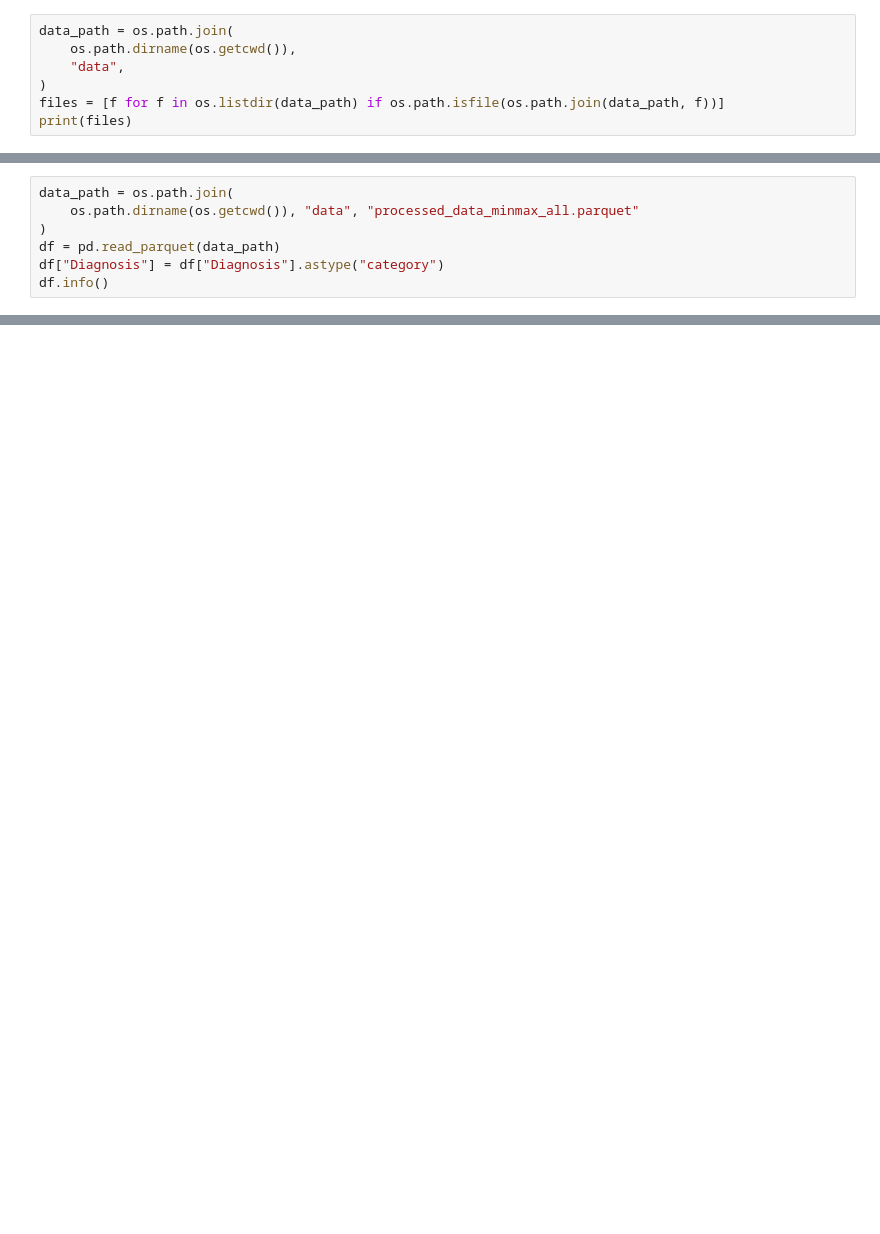
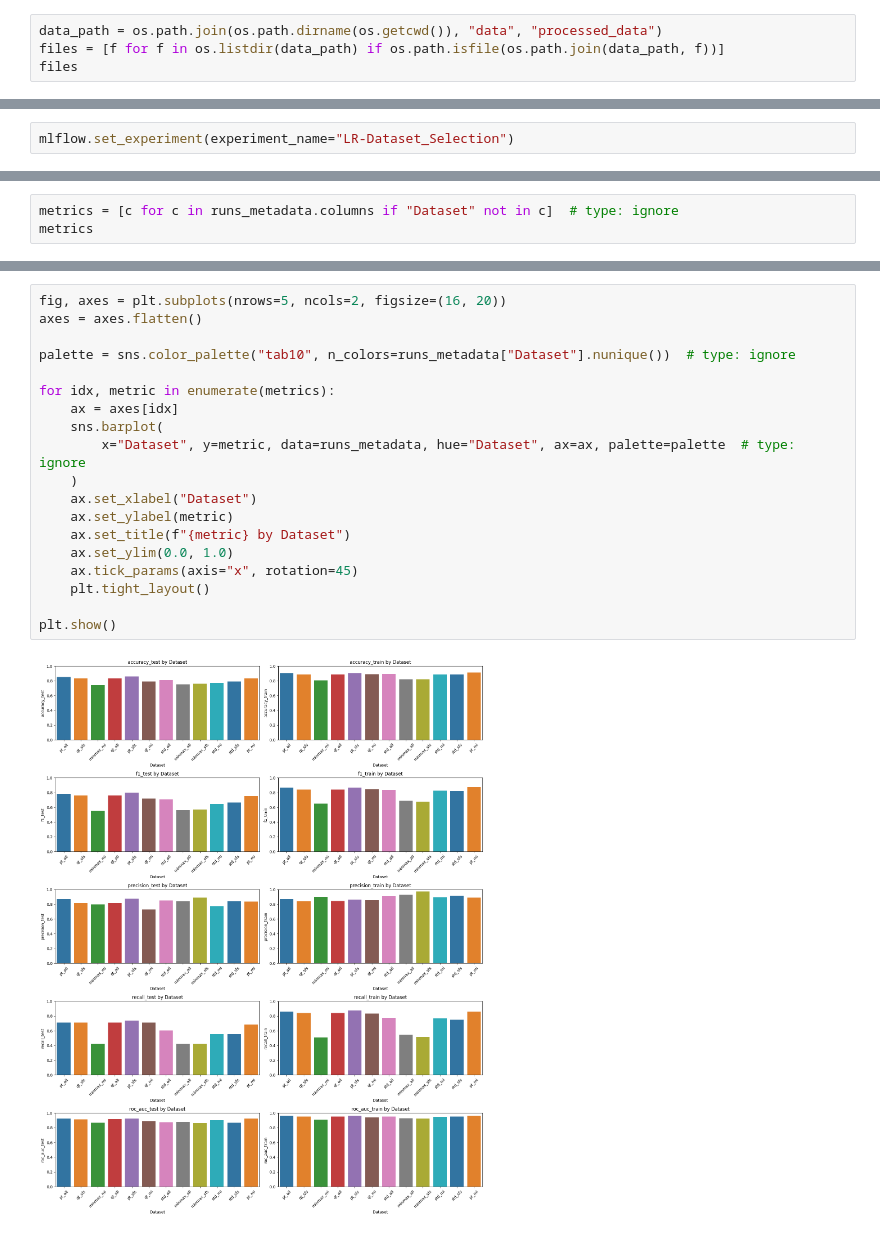
Before and after one commit to Jonas-wastaken/ml_project, a Jupyter notebook: notebooks/logistic_regression.ipynb, the cells around one changed output, grey strips where cells are left out. Drawn from its saved outputs; the diff is of its cells as text; blank space fills up the shorter version.

Commit message:
dataset selection lr

```diff
--- a/notebooks/logistic_regression.ipynb
+++ b/notebooks/logistic_regression.ipynb
@@ -10,8 +33,5 @@ from sklearn.model_selection import StratifiedKFold
 # %%
-data_path = os.path.join(
-    os.path.dirname(os.getcwd()),
-    "data",
-)
+data_path = os.path.join(os.path.dirname(os.getcwd()), "data", "processed_data")
 files = [f for f in os.listdir(data_path) if os.path.isfile(os.path.join(data_path, f))]
-print(files)
+files
 # %% [output]
@@ -19,7 +49,0 @@ print(files)
-# %%
-data_path = os.path.join(
-    os.path.dirname(os.getcwd()), "data", "processed_data_minmax_all.parquet"
-)
-df = pd.read_parquet(data_path)
-df["Diagnosis"] = df["Diagnosis"].astype("category")
-df.info()
@@ -42,0 +54,2 @@ memory usage: 32.1 KB
+# %%
+mlflow.set_experiment(experiment_name="LR-Dataset_Selection")
@@ -42,0 +194,3 @@ memory usage: 32.1 KB
+# %%
+metrics = [c for c in runs_metadata.columns if "Dataset" not in c]  # type: ignore
+metrics
@@ -42,0 +208,21 @@ memory usage: 32.1 KB
+# %%
+fig, axes = plt.subplots(nrows=5, ncols=2, figsize=(16, 20))
+axes = axes.flatten()
+
+palette = sns.color_palette("tab10", n_colors=runs_metadata["Dataset"].nunique())  # type: ignore
+
+for idx, metric in enumerate(metrics):
+    ax = axes[idx]
+    sns.barplot(
+        x="Dataset", y=metric, data=runs_metadata, hue="Dataset", ax=ax, palette=palette  # type: ignore
+    )
+    ax.set_xlabel("Dataset")
+    ax.set_ylabel(metric)
+    ax.set_title(f"{metric} by Dataset")
+    ax.set_ylim(0.0, 1.0)
+    ax.tick_params(axis="x", rotation=45)
+    plt.tight_layout()
+
+plt.show()
+# %% [output]
+[figure, added]
```
Also changed, not shown: parts of 13 cells of this notebook, 1 other file.
